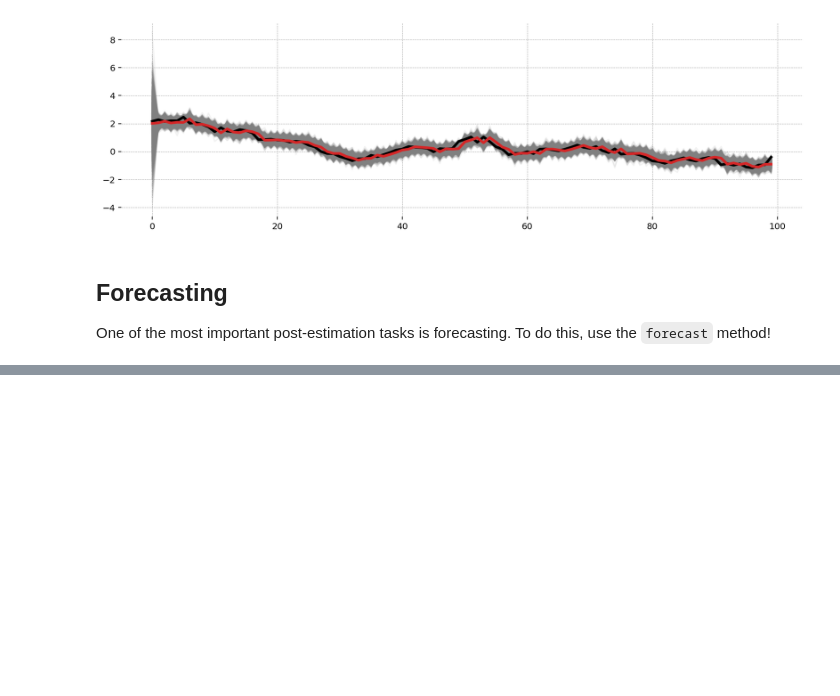
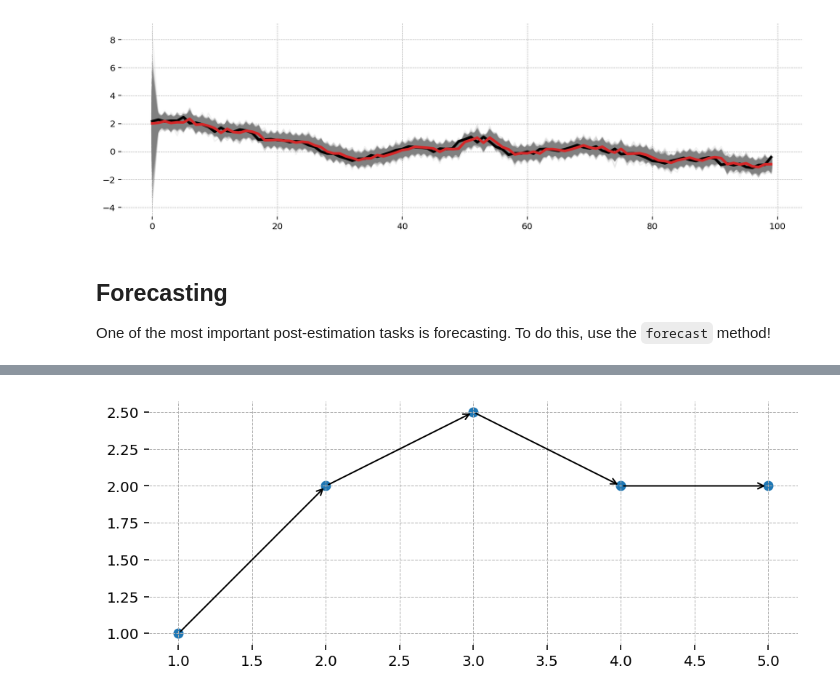
Before and after one commit to AlexAndorra/pydata-berlin-statespace-models, a Jupyter notebook: notebooks/introduction_to_statespace.ipynb, the cells around one changed output, grey strips where cells are left out. Saved outputs shown, nothing was run; the diff lists cells and outputs as text; code cells hidden in the pictures; blank space fills up the shorter version.

```diff
--- a/notebooks/introduction_to_statespace.ipynb
+++ b/notebooks/introduction_to_statespace.ipynb
@@ -584,0 +613,14 @@ plt.show()
+# %%
+from itertools import pairwise
+fig, ax = plt.subplots(figsize=(8, 8), dpi=144, subplot_kw={'aspect':'equal'})
+car_data = np.array([[1., 1.],
+                     [2., 2.],
+                     [3., 2.5],
+                     [4., 2.],
+                     [5., 2.]])
+
+ax.scatter(*car_data.T)
+for t, (xy_init, xy_next) in enumerate(pairwise(car_data)):
+    ax.annotate('', xy=xy_next, xytext=xy_init, arrowprops={'arrowstyle':'->'})
+# %% [output]
+[figure, added]
```
Also changed, not shown: parts of 21 cells of this notebook.
